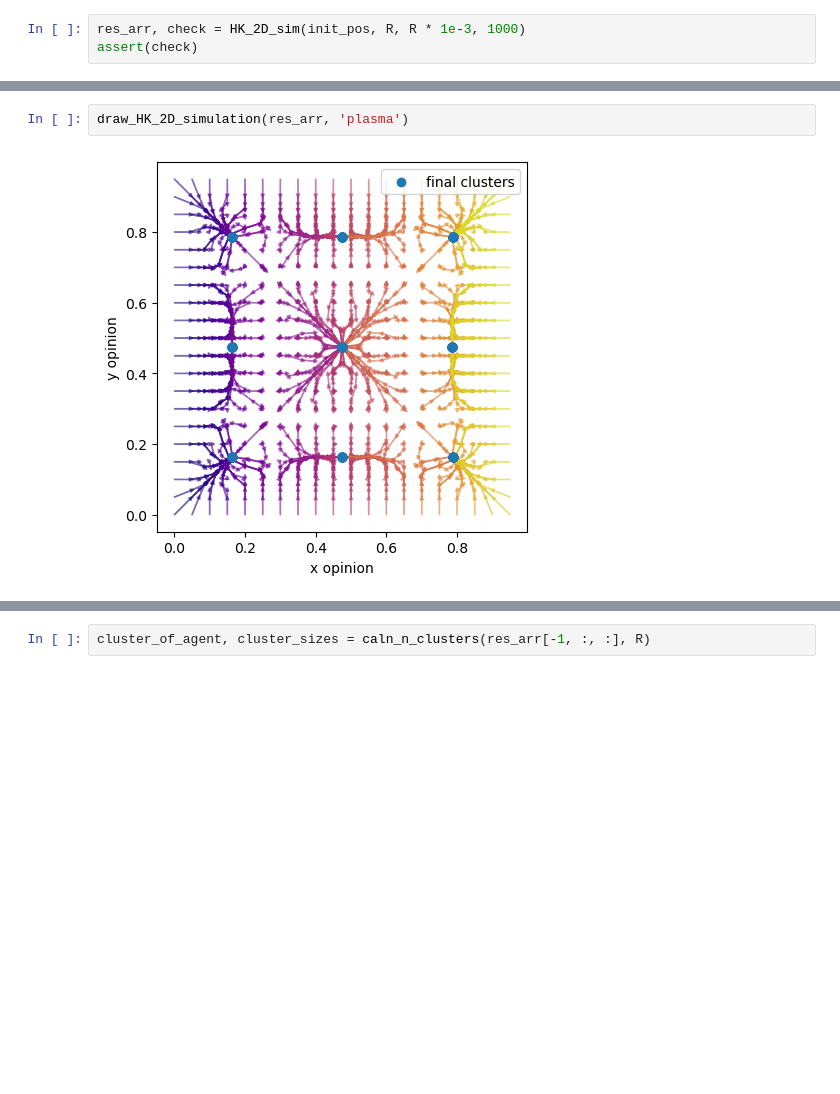
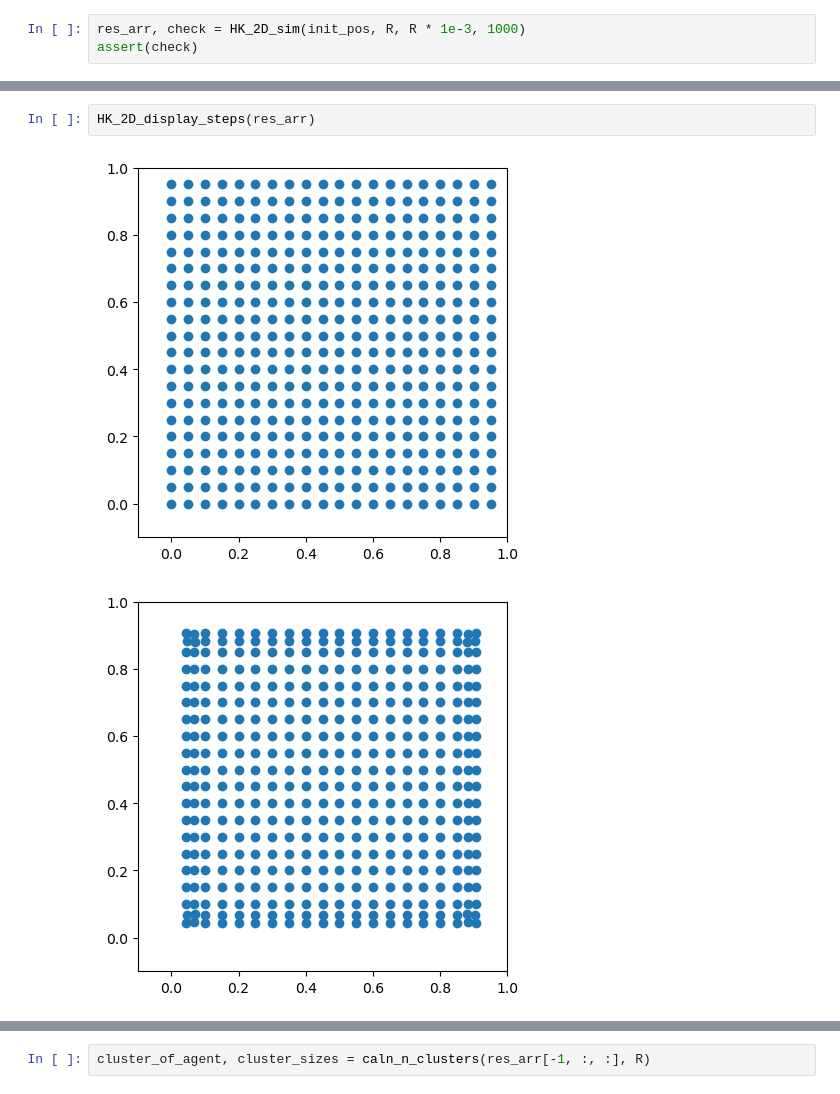
Before and after one commit to ash00748/Hegselmann-Krause-project, a Jupyter notebook: 2d HK/2d_Hegselmann_Krause.ipynb, the cells around one changed output, grey strips where cells are left out. Cells and saved outputs as stored; diff of their text form; blank space fills up the shorter version.

```diff
--- a/2d HK/2d_Hegselmann_Krause.ipynb
+++ b/2d HK/2d_Hegselmann_Krause.ipynb
@@ -97,4 +48,5 @@ anim_created.save('scatter.gif', writer=writer)
-# %%
-draw_HK_2D_simulation(res_arr, 'plasma')
-# %% [output]
-[figure, removed]
+# %%
+HK_2D_display_steps(res_arr)
+# %% [output]
+[figure, added]
+[figure, added]
```
Also changed, not shown: parts of 5 cells of this notebook, 8 other files.
